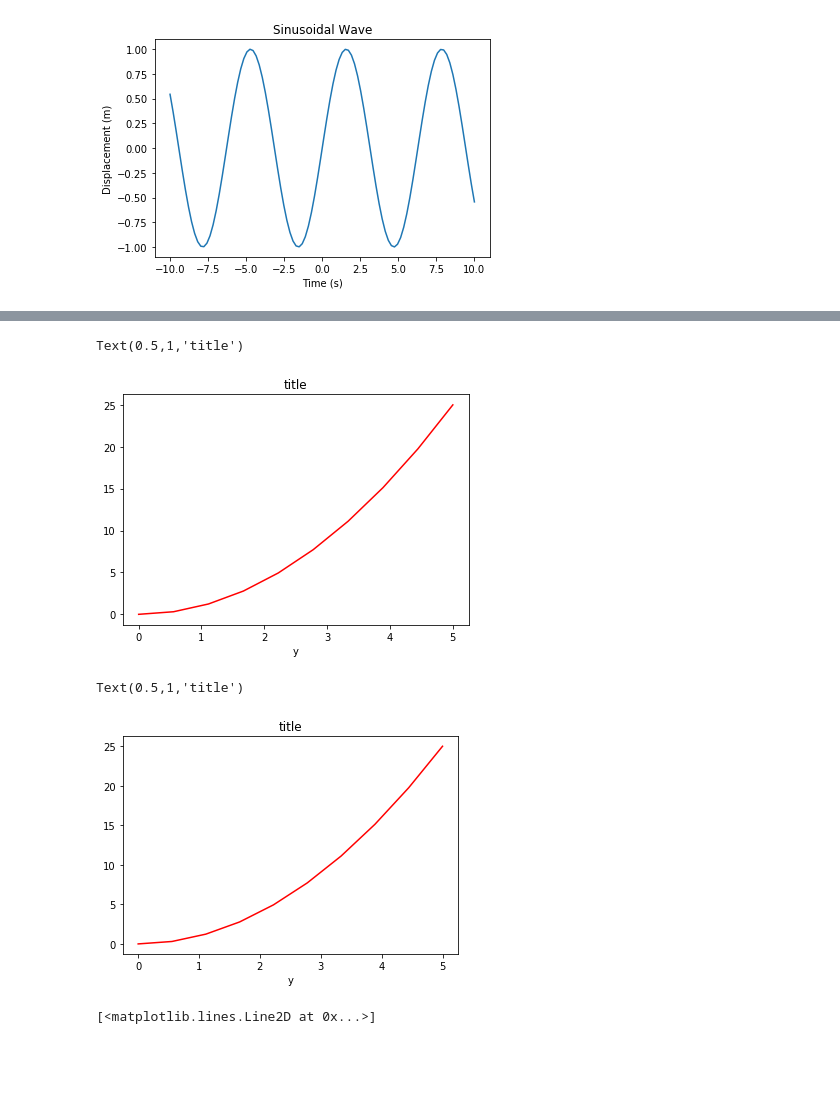
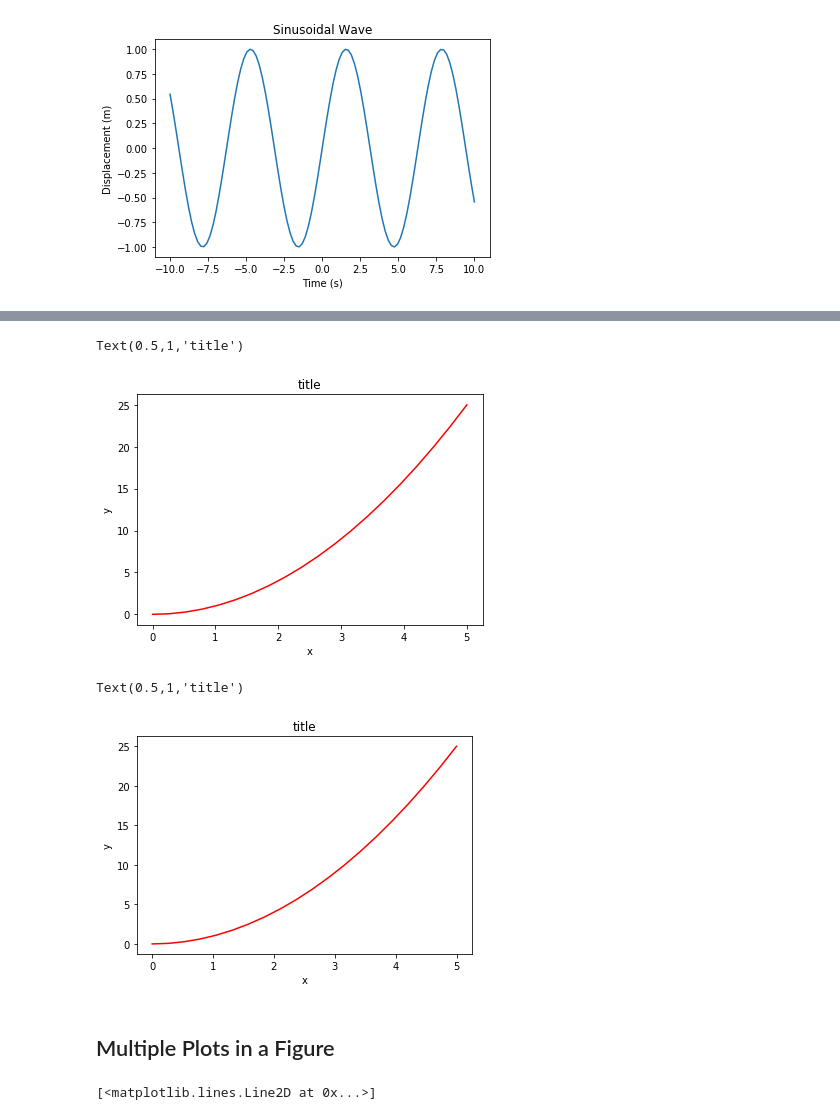
Before and after one commit to Faustofeles/dlphysics, a Jupyter notebook: Introduction To Matplotlib.ipynb, the cells around one changed output, grey strips where cells are left out. Drawn from its saved outputs; the diff is of its cells as text; code cells hidden in the pictures; blank space fills up the shorter version.

```diff
--- a/Introduction To Matplotlib.ipynb
+++ b/Introduction To Matplotlib.ipynb
@@ -46,28 +45,31 @@ The above example was a simple way of making a quick graph. If we want to start
 
 ![image.png](img/matplotlib_anatomy.png)
 # %%
-x = np.linspace(0, 5, 10)
+x = np.linspace(0, 5, 20)
 y = x ** 2
 fig = plt.figure()
 axes = fig.add_axes([0.1,0.1,0.8,0.8])
 axes.plot(x, y, 'r')
 axes.set_xlabel('x')
-axes.set_xlabel('y')
+axes.set_ylabel('y')
 axes.set_title('title')
 # %% [output]
 Text(0.5,1,'title')
-[figure, old version]
+[figure, new version]
 # %%
 # You can also create the fig and axes using th subplots function
 
 fig, axes = plt.subplots()
+# fig, axes = plt.subplots(figsize=(12,3)) # you can also change the aspect ratio
 axes.plot(x, y, 'r')
 axes.set_xlabel('x')
-axes.set_xlabel('y')
+axes.set_ylabel('y')
 axes.set_title('title')
 # %% [output]
 Text(0.5,1,'title')
-[figure, old version]
+[figure, new version]
+# %% [markdown]
+## Multiple Plots in a Figure
 # %%
 # this is the reason you want to use subplots() to create your figures
 fig, axes = plt.subplots(nrows=1, ncols=2)
```
Also changed, not shown: parts of 21 cells of this notebook, 1 other file.
